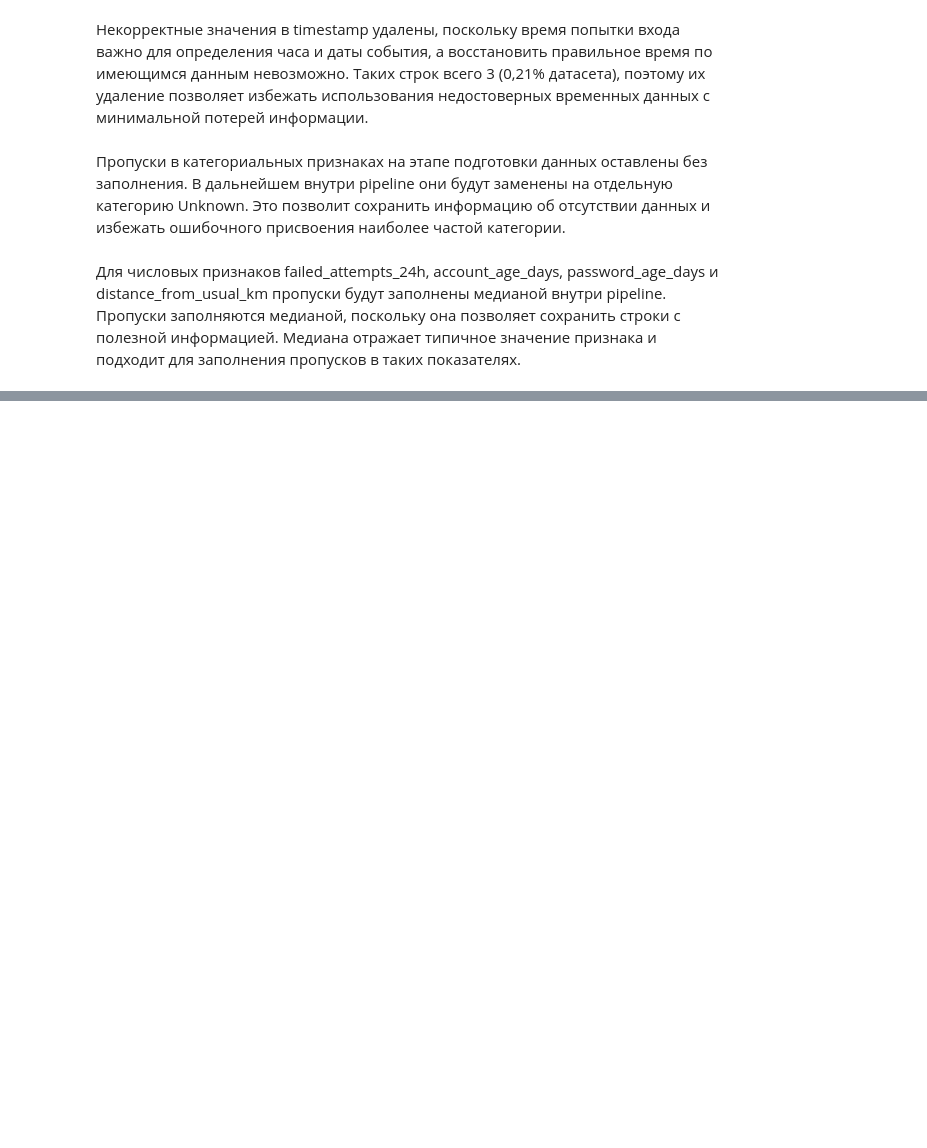
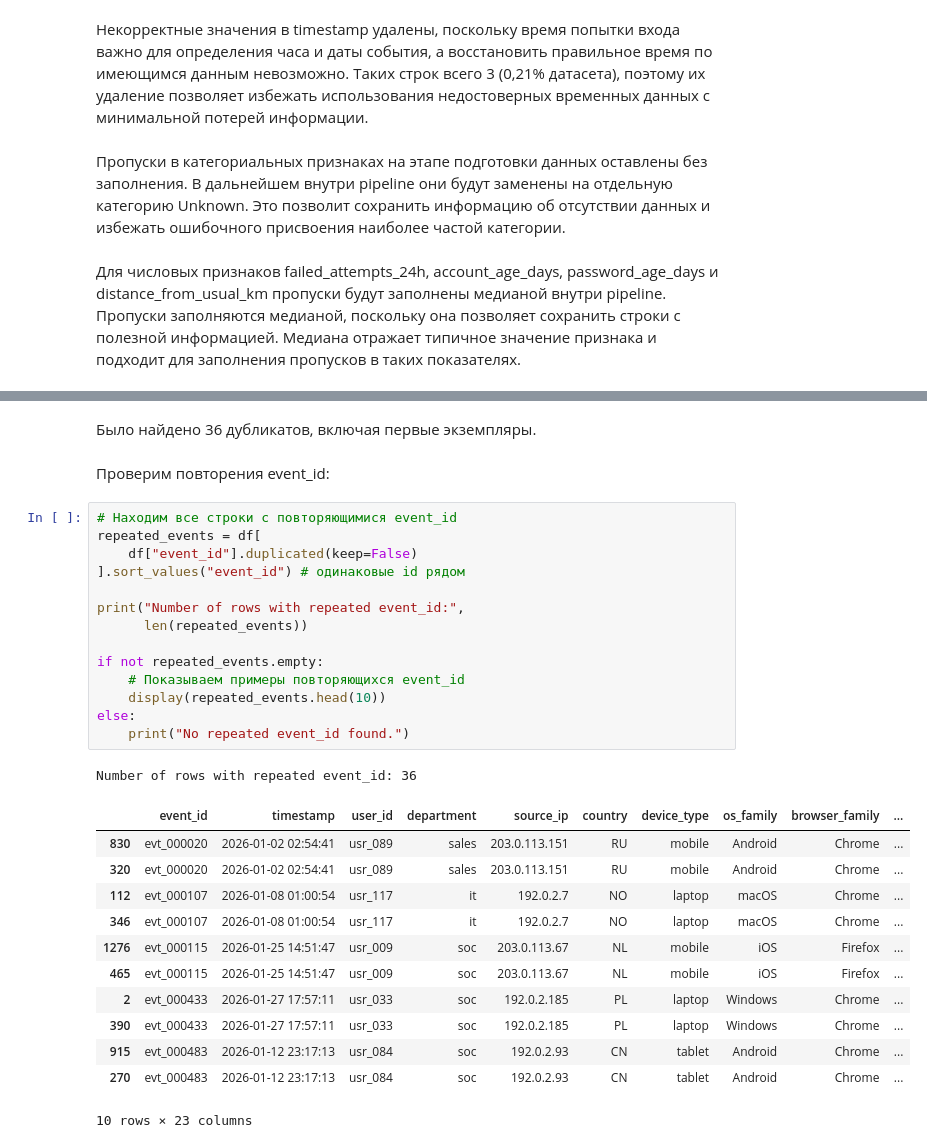
Before and after one commit to icspero/7-semester-AI-Lab1, a Jupyter notebook: lab01.ipynb, the cells around one changed output, grey strips where cells are left out. Saved outputs shown, nothing was run; the diff lists cells and outputs as text; blank space fills up the shorter version.

```diff
--- a/lab01.ipynb
+++ b/lab01.ipynb
@@ -739,0 +792,32 @@ Total lines: 1427
+# %% [markdown]
+Было найдено 36 дубликатов, включая первые экземпляры.
+# %% [markdown]
+Проверим повторения event_id:
+# %%
+# Находим все строки с повторяющимися event_id
+repeated_events = df[
+    df["event_id"].duplicated(keep=False)
+].sort_values("event_id") # одинаковые id рядом
+
+print("Number of rows with repeated event_id:",
+      len(repeated_events))
+
+if not repeated_events.empty:
+    # Показываем примеры повторяющихся event_id
+    display(repeated_events.head(10))
+else:
+    print("No repeated event_id found.")
+# %% [output]
+Number of rows with repeated event_id: 36
+|  | event_id | timestamp | user_id | department | source_ip | country | device_type | os_family | browser_family | ... |
+| 830 | evt_000020 | 2026-01-02 02:54:41 | usr_089 | sales | 203.0.113.151 | RU | mobile | Android | Chrome | ... |
+| 320 | evt_000020 | 2026-01-02 02:54:41 | usr_089 | sales | 203.0.113.151 | RU | mobile | Android | Chrome | ... |
+| 112 | evt_000107 | 2026-01-08 01:00:54 | usr_117 | it | 192.0.2.7 | NO | laptop | macOS | Chrome | ... |
+| 346 | evt_000107 | 2026-01-08 01:00:54 | usr_117 | it | 192.0.2.7 | NO | laptop | macOS | Chrome | ... |
+| 1276 | evt_000115 | 2026-01-25 14:51:47 | usr_009 | soc | 203.0.113.67 | NL | mobile | iOS | Firefox | ... |
+| 465 | evt_000115 | 2026-01-25 14:51:47 | usr_009 | soc | 203.0.113.67 | NL | mobile | iOS | Firefox | ... |
+| 2 | evt_000433 | 2026-01-27 17:57:11 | usr_033 | soc | 192.0.2.185 | PL | laptop | Windows | Chrome | ... |
+| 390 | evt_000433 | 2026-01-27 17:57:11 | usr_033 | soc | 192.0.2.185 | PL | laptop | Windows | Chrome | ... |
+| 915 | evt_000483 | 2026-01-12 23:17:13 | usr_084 | soc | 192.0.2.93 | CN | tablet | Android | Chrome | ... |
+| 270 | evt_000483 | 2026-01-12 23:17:13 | usr_084 | soc | 192.0.2.93 | CN | tablet | Android | Chrome | ... |
+10 rows × 23 columns
```
Also changed, not shown: parts of 56 cells of this notebook, 1 other file.
